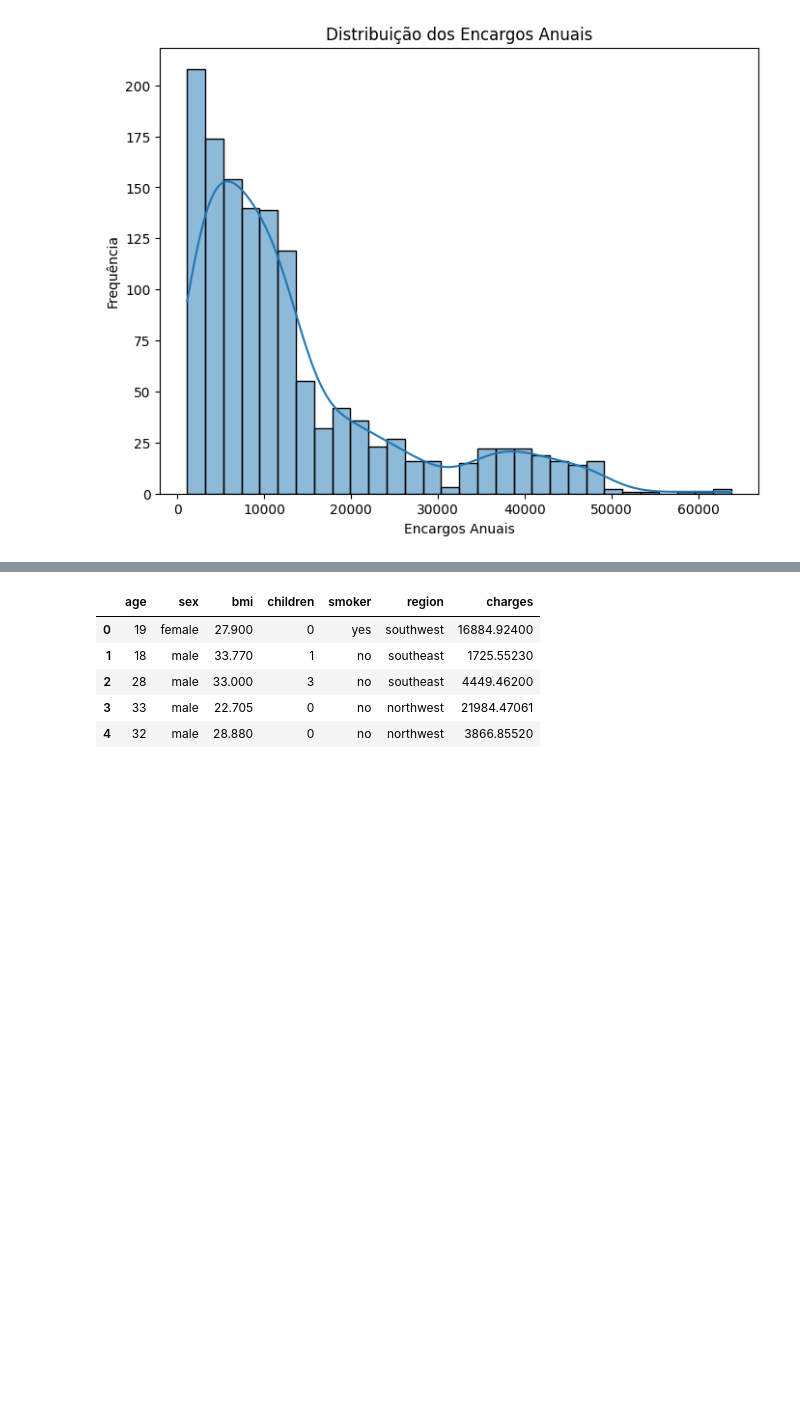
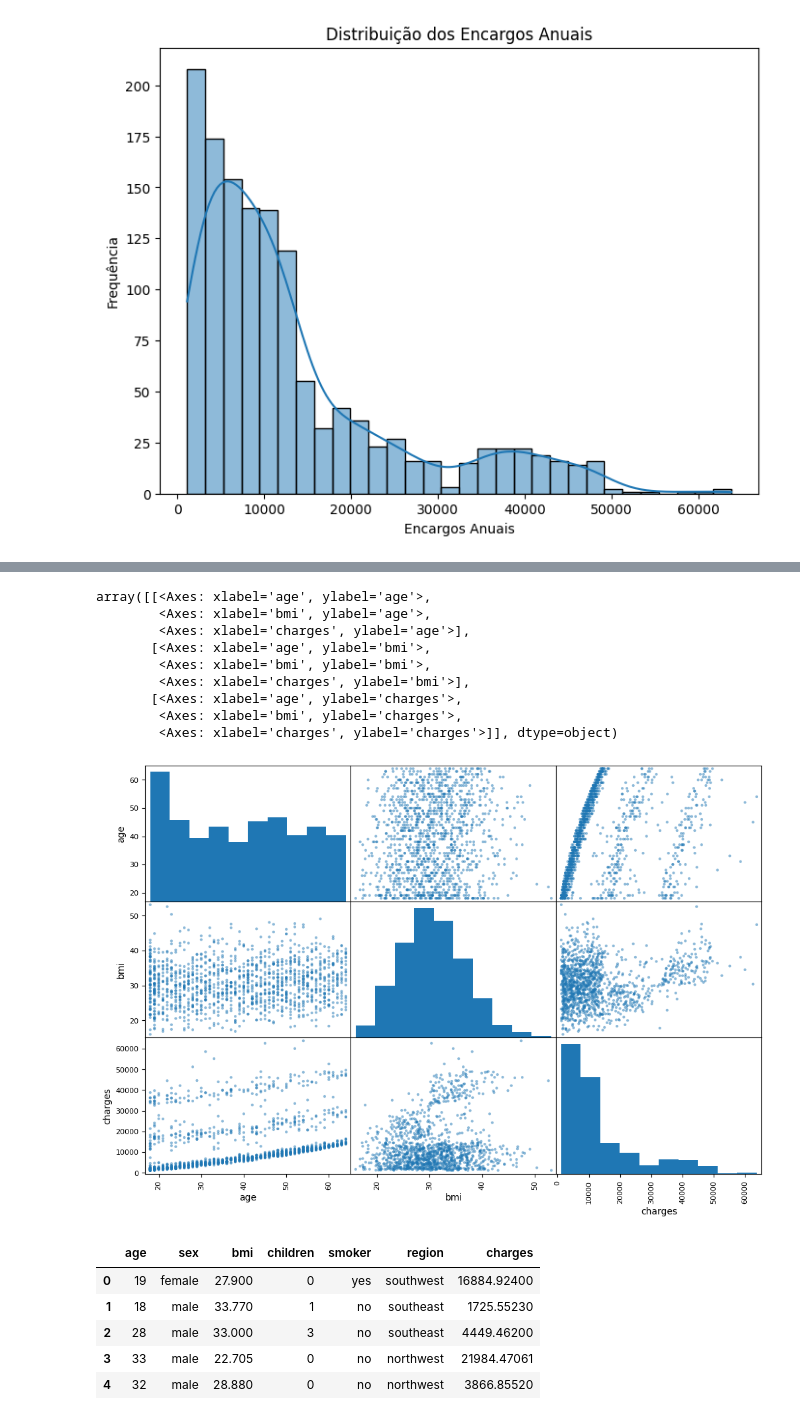
Before and after one commit to chrispinheiro/tech-challenge, a Jupyter notebook: techChalenge_fase1.ipynb, the cells around one changed output, grey strips where cells are left out. Drawn from its saved outputs; the diff is of its cells as text; code cells hidden in the pictures; blank space fills up the shorter version.

```diff
--- a/techChalenge_fase1.ipynb
+++ b/techChalenge_fase1.ipynb
@@ -79,3 +89,20 @@ plt.show()
+# %%
+#histograma e grafico de dispersao
+from pandas.plotting import scatter_matrix
+
+attributes = ["age", "bmi", "charges"]
+scatter_matrix(Seguro_saude[attributes], figsize=(12, 8))
+# %% [output]
+array([[<Axes: xlabel='age', ylabel='age'>,
+        <Axes: xlabel='bmi', ylabel='age'>,
+        <Axes: xlabel='charges', ylabel='age'>],
+       [<Axes: xlabel='age', ylabel='bmi'>,
+        <Axes: xlabel='bmi', ylabel='bmi'>,
+        <Axes: xlabel='charges', ylabel='bmi'>],
+       [<Axes: xlabel='age', ylabel='charges'>,
+        <Axes: xlabel='bmi', ylabel='charges'>,
+        <Axes: xlabel='charges', ylabel='charges'>]], dtype=object)
+[figure, added]
 # %%
 # Tratando valores ausentes na coluna IMC com a média
 Seguro_saude['bmi'].fillna(Seguro_saude['bmi'].mean(), inplace=True)
```
Also changed, not shown: parts of 3 cells of this notebook.
